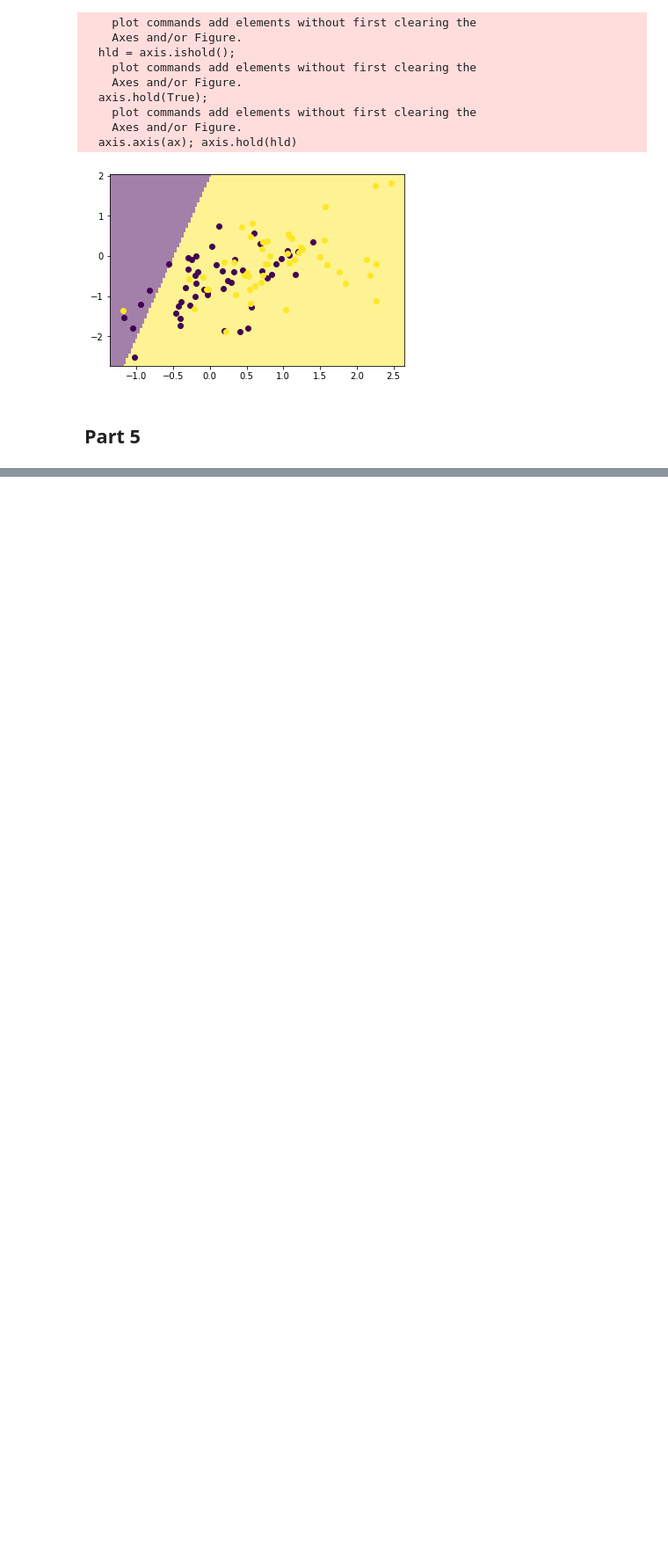
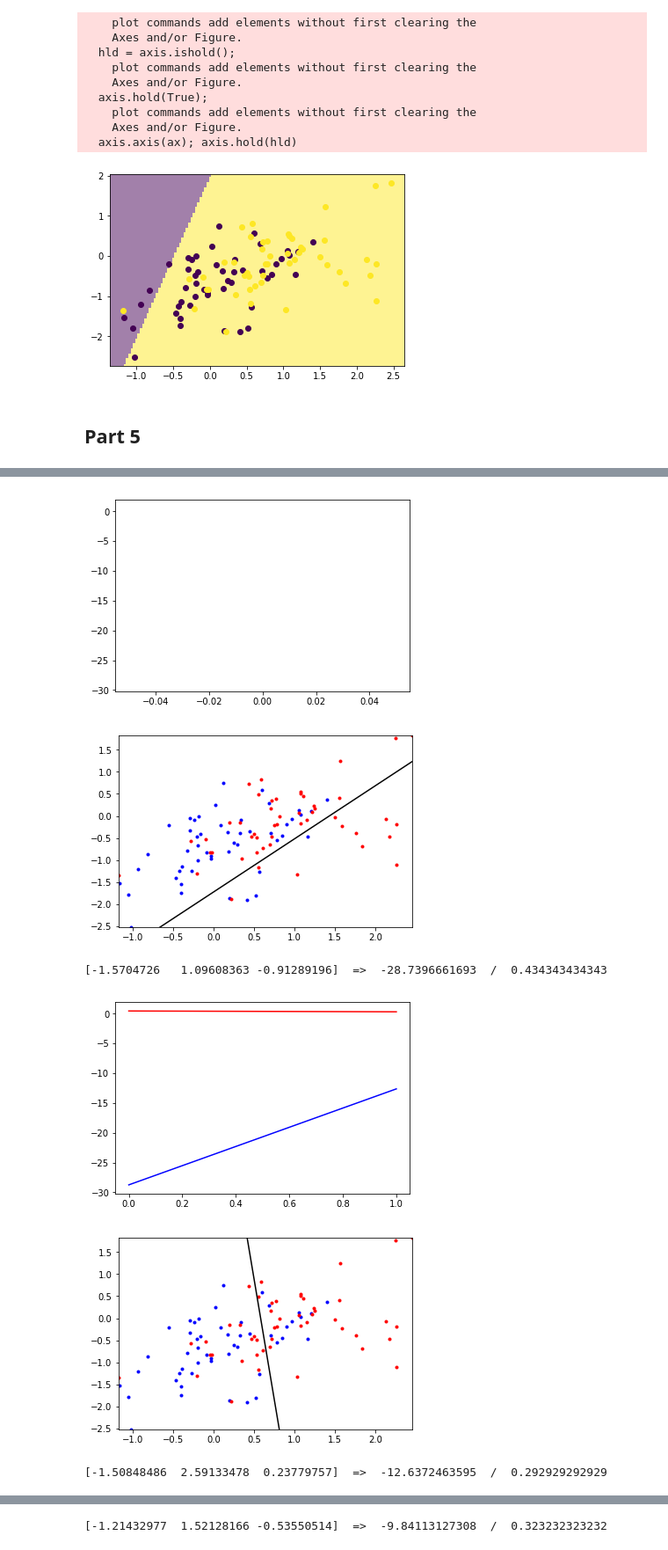
Before and after one commit to lujohn/machine-learning-course-hws, a Jupyter notebook: hw3/178-hw3-code/HW 3.ipynb, the cells around one changed output, grey strips where cells are left out. Shown at 88% size. Cells and saved outputs as stored; diff of their text form; code cells hidden in the pictures; blank space fills up the shorter version.

```diff
--- a/hw3/178-hw3-code/HW 3.ipynb
+++ b/hw3/178-hw3-code/HW 3.ipynb
@@ -237,0 +258,10 @@ class logisticClassify2(ml.classifier):
+# %%
+learner = logisticClassify2()
+learner.train(XB,YB, stopEpochs=50)
+# %% [output]
+[figure, added]
+[figure, added]
+[-1.5704726   1.09608363 -0.91289196]  =>  -28.7396661693  /  0.434343434343
+[figure, added]
+[figure, added]
+[-1.50848486  2.59133478  0.23779757]  =>  -12.6372463595  /  0.292929292929
@@ -237,0 +270 @@ class logisticClassify2(ml.classifier):
+[-1.21432977  1.52128166 -0.53550514]  =>  -9.84113127308  /  0.323232323232
```
Also changed, not shown: parts of 16 cells of this notebook.
